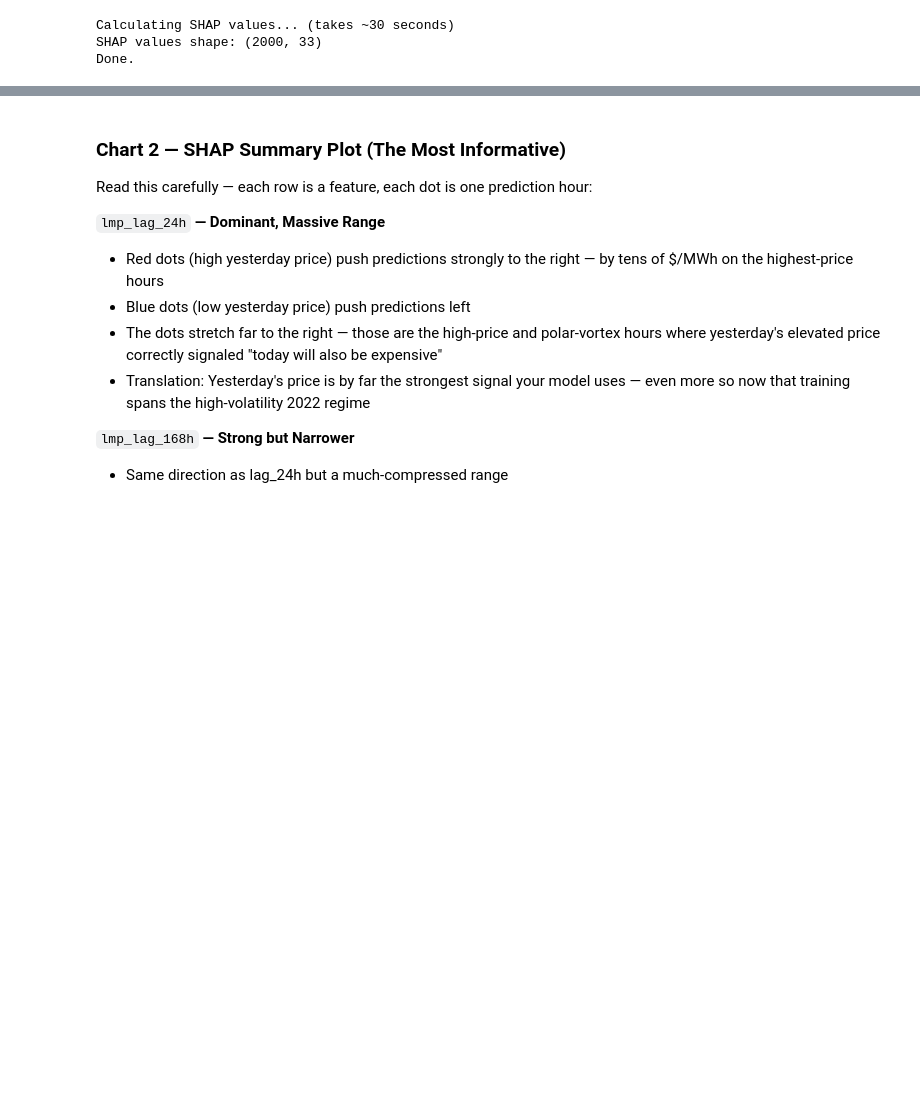
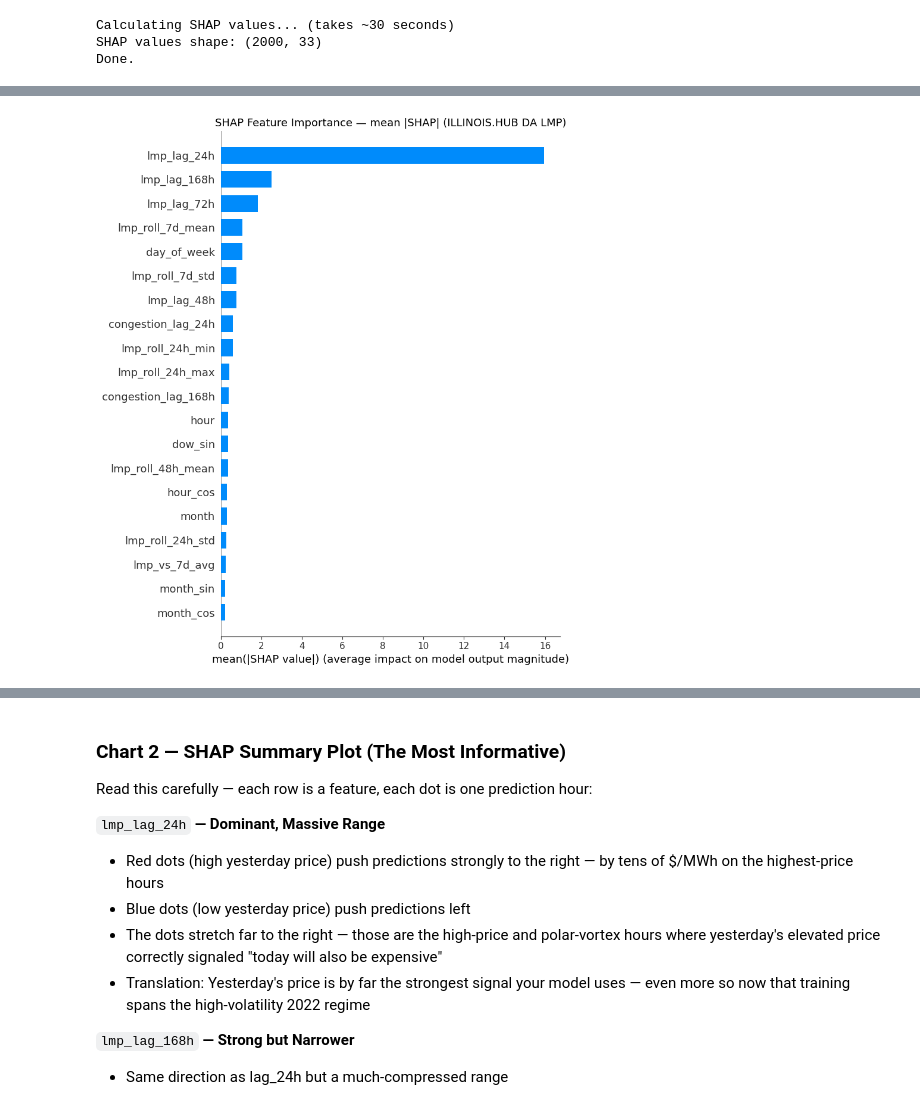
Before and after one commit to zhong338/lmp-forecaster, a Jupyter notebook: notebooks/06_feature_importance.ipynb, the cells around one changed output, grey strips where cells are left out. Cells and saved outputs as stored; diff of their text form; code cells hidden in the pictures; blank space fills up the shorter version.

```diff
--- a/notebooks/06_feature_importance.ipynb
+++ b/notebooks/06_feature_importance.ipynb
@@ -136,0 +114,17 @@ plt.show()
+# %%
+# --- SHAP Feature Importance (global) — SHAP's native bar of mean |SHAP| ---
+plt.figure(figsize=(10, 8))
+shap.summary_plot(
+    shap_values,
+    X_sample,
+    feature_names=FEATURES,
+    plot_type='bar',
+    max_display=20,
+    show=False
+)
+plt.title('SHAP Feature Importance — mean |SHAP| (ILLINOIS.HUB DA LMP)', fontsize=13)
+plt.tight_layout()
+plt.savefig('results/shap_feature_importance.png', dpi=150, bbox_inches='tight')
+plt.show()
+# %% [output]
+[figure, added]
```
Also changed, not shown: parts of 10 cells of this notebook, 14 other files.
